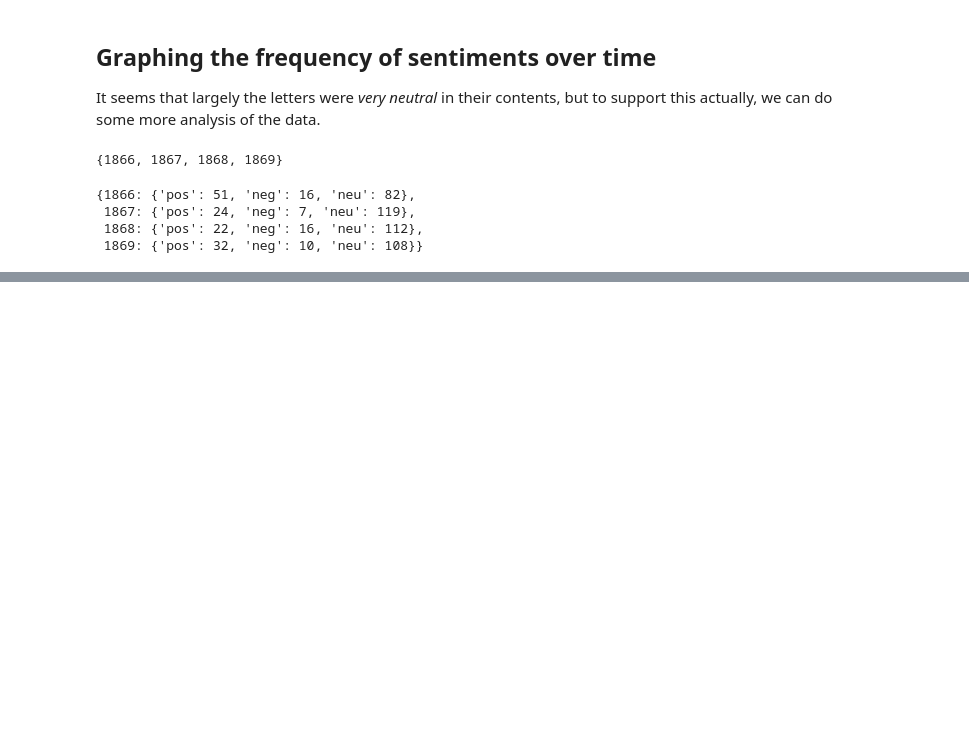
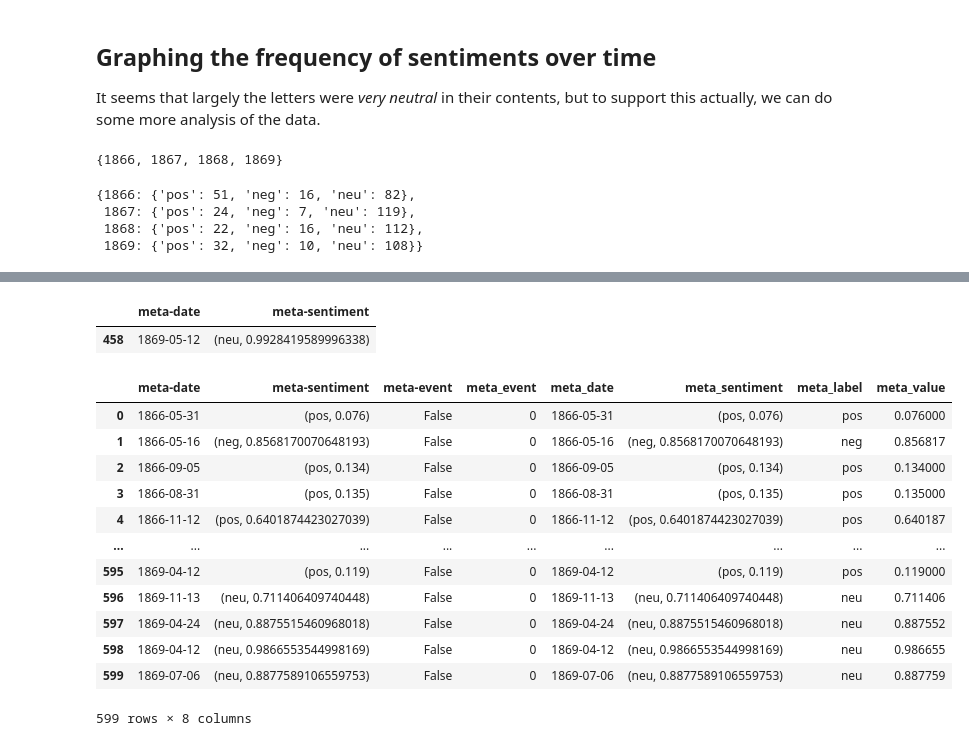
Before and after one commit to hanleyc01/sentiment-analysis, a Jupyter notebook: per_year_sentiment.ipynb, the cells around one changed output, grey strips where cells are left out. Cells and saved outputs as stored; diff of their text form; code cells hidden in the pictures; blank space fills up the shorter version.

```diff
--- a/per_year_sentiment.ipynb
+++ b/per_year_sentiment.ipynb
@@ -144,0 +151,46 @@ plt.legend()
+# %%
+from copy import deepcopy
+events = deepcopy(sentiments[['meta-date', 'meta-sentiment']])
+
+ts = lambda x: pd.Timestamp(x)
+
+panic_date          = ts('1866-05-12')
+capital_date        = ts('1867-08-15')
+reform_date         = ts('1867-08-15')
+presidential_date   = ts('1868-11-04')
+belgian_date        = ts('1869-05-12')
+
+def is_special_date(date):
+    return date == panic_date or date == capital_date or date == reform_date or date == presidential_date or date == belgian_date
+# %%
+events[events['meta-date'] == panic_date]
+events[events['meta-date'] == capital_date]
+events[events['meta-date'] == reform_date]
+events[events['meta-date'] == presidential_date]
+events[events['meta-date'] == belgian_date]
+# %% [output]
+|  | meta-date | meta-sentiment |
+| 458 | 1869-05-12 | (neu, 0.9928419589996338) |
+# %%
+events['meta-event'] = events.apply(lambda row: is_special_date(row['meta-date']), axis=1)
+# %%
+events['meta_label'] = events.apply(lambda row: row['meta-sentiment'][0], axis=1)
+events['meta_value'] = events.apply(lambda row: row['meta-sentiment'][1], axis=1)
+events['meta_sentiment'] = events['meta-sentiment']
+events['meta_date'] = events['meta-date']
+events['meta_event'] = events.apply(lambda row: int(row['meta-event']), axis=1)
+events
+# %% [output]
+|  | meta-date | meta-sentiment | meta-event | meta_event | meta_date | meta_sentiment | meta_label | meta_value |
+| 0 | 1866-05-31 | (pos, 0.076) | False | 0 | 1866-05-31 | (pos, 0.076) | pos | 0.076000 |
+| 1 | 1866-05-16 | (neg, 0.8568170070648193) | False | 0 | 1866-05-16 | (neg, 0.8568170070648193) | neg | 0.856817 |
+| 2 | 1866-09-05 | (pos, 0.134) | False | 0 | 1866-09-05 | (pos, 0.134) | pos | 0.134000 |
+| 3 | 1866-08-31 | (pos, 0.135) | False | 0 | 1866-08-31 | (pos, 0.135) | pos | 0.135000 |
+| 4 | 1866-11-12 | (pos, 0.6401874423027039) | False | 0 | 1866-11-12 | (pos, 0.6401874423027039) | pos | 0.640187 |
+| ... | ... | ... | ... | ... | ... | ... | ... | ... |
+| 595 | 1869-04-12 | (pos, 0.119) | False | 0 | 1869-04-12 | (pos, 0.119) | pos | 0.119000 |
+| 596 | 1869-11-13 | (neu, 0.711406409740448) | False | 0 | 1869-11-13 | (neu, 0.711406409740448) | neu | 0.711406 |
+| 597 | 1869-04-24 | (neu, 0.8875515460968018) | False | 0 | 1869-04-24 | (neu, 0.8875515460968018) | neu | 0.887552 |
+| 598 | 1869-04-12 | (neu, 0.9866553544998169) | False | 0 | 1869-04-12 | (neu, 0.9866553544998169) | neu | 0.986655 |
+| 599 | 1869-07-06 | (neu, 0.8877589106559753) | False | 0 | 1869-07-06 | (neu, 0.8877589106559753) | neu | 0.887759 |
+599 rows × 8 columns
```
Also changed, not shown: parts of 6 cells of this notebook, 1 other file.
